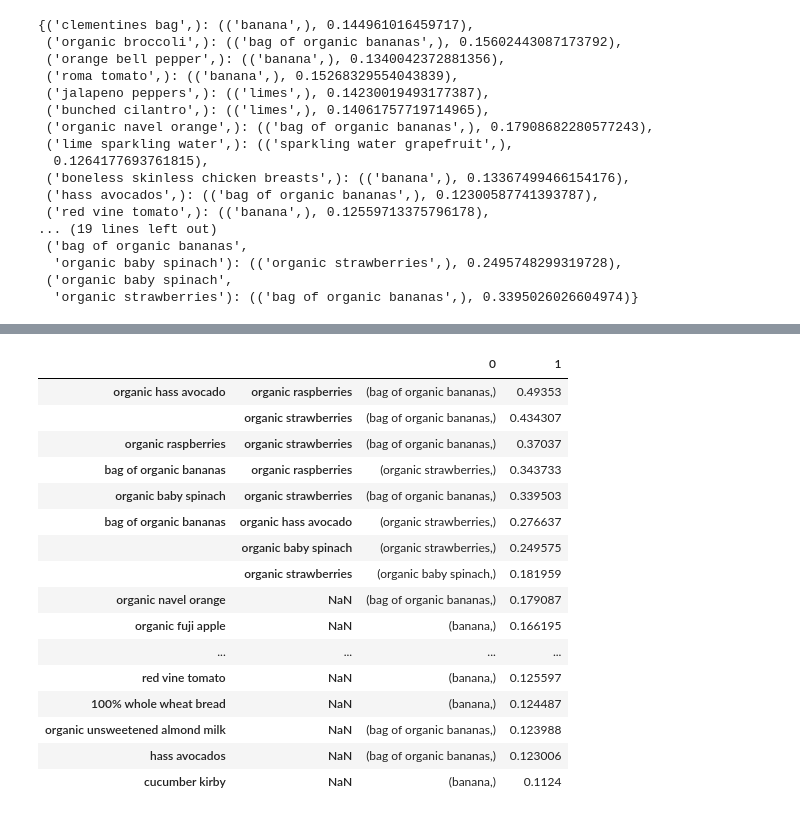
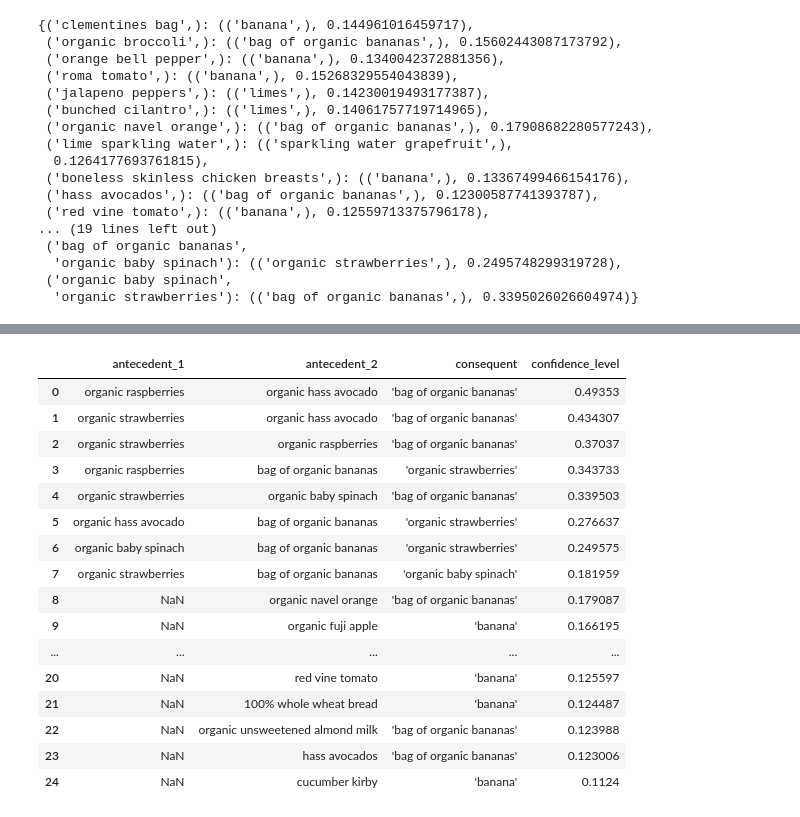
Before and after one commit to aakiyanova/Market-basket-analysis-FP-growth, a Jupyter notebook: notebooks/notebook_7_fp_tree_model.ipynb, the cells around one changed output, grey strips where cells are left out. Drawn from its saved outputs; the diff is of its cells as text; code cells hidden in the pictures.

```diff
--- a/notebooks/notebook_7_fp_tree_model.ipynb
+++ b/notebooks/notebook_7_fp_tree_model.ipynb
@@ -289,20 +304,33 @@ df_rules.head()
 # %%
-df_rules.sort_values(ascending = False, by = 1)
+# sort a dataframe in descending orders
+df_rules_sorted = df_rules.sort_values(ascending = False, by = 1)
-# %% [output]
-|  |  | 0 | 1 |
-| organic hass avocado | organic raspberries | (bag of organic bananas,) | 0.49353 |
-|  | organic strawberries | (bag of organic bananas,) | 0.434307 |
-| organic raspberries | organic strawberries | (bag of organic bananas,) | 0.37037 |
-| bag of organic bananas | organic raspberries | (organic strawberries,) | 0.343733 |
-| organic baby spinach | organic strawberries | (bag of organic bananas,) | 0.339503 |
-| bag of organic bananas | organic hass avocado | (organic strawberries,) | 0.276637 |
-|  | organic baby spinach | (organic strawberries,) | 0.249575 |
-|  | organic strawberries | (organic baby spinach,) | 0.181959 |
-| organic navel orange | NaN | (bag of organic bananas,) | 0.179087 |
-| organic fuji apple | NaN | (banana,) | 0.166195 |
-| ... | ... | ... | ... |
-| red vine tomato | NaN | (banana,) | 0.125597 |
-| 100% whole wheat bread | NaN | (banana,) | 0.124487 |
-| organic unsweetened almond milk | NaN | (bag of organic bananas,) | 0.123988 |
-| hass avocados | NaN | (bag of organic bananas,) | 0.123006 |
-| cucumber kirby | NaN | (banana,) | 0.1124 |
+# %%
+# reset index to display pair products
+df_rules_sorted.reset_index(level = 0, inplace = True)
+df_rules_sorted.reset_index(level = 0, inplace = True)
+# %%
+# rename columns to antecedent, consequent, and calculated confidence level
+df_rules_sorted.rename(columns = {'index': 'antecedent_1', 'level_0':'antecedent_2', 0:'consequent', 1: 'confidence_level'}, inplace = True)
+
+# take out brackets and commas in the consequent column
+df_rules_sorted['consequent'] = df_rules_sorted['consequent'].astype(str).str.replace(r'\(|\)|,', '')
+# %%
+df_rules_sorted
+# %% [output]
+|  | antecedent_1 | antecedent_2 | consequent | confidence_level |
+| 0 | organic raspberries | organic hass avocado | 'bag of organic bananas' | 0.49353 |
+| 1 | organic strawberries | organic hass avocado | 'bag of organic bananas' | 0.434307 |
+| 2 | organic strawberries | organic raspberries | 'bag of organic bananas' | 0.37037 |
+| 3 | organic raspberries | bag of organic bananas | 'organic strawberries' | 0.343733 |
+| 4 | organic strawberries | organic baby spinach | 'bag of organic bananas' | 0.339503 |
+| 5 | organic hass avocado | bag of organic bananas | 'organic strawberries' | 0.276637 |
+| 6 | organic baby spinach | bag of organic bananas | 'organic strawberries' | 0.249575 |
+| 7 | organic strawberries | bag of organic bananas | 'organic baby spinach' | 0.181959 |
+| 8 | NaN | organic navel orange | 'bag of organic bananas' | 0.179087 |
+| 9 | NaN | organic fuji apple | 'banana' | 0.166195 |
+| ... | ... | ... | ... | ... |
+| 20 | NaN | red vine tomato | 'banana' | 0.125597 |
+| 21 | NaN | 100% whole wheat bread | 'banana' | 0.124487 |
+| 22 | NaN | organic unsweetened almond milk | 'bag of organic bananas' | 0.123988 |
+| 23 | NaN | hass avocados | 'bag of organic bananas' | 0.123006 |
+| 24 | NaN | cucumber kirby | 'banana' | 0.1124 |
```
Also changed, not shown: parts of 21 cells of this notebook, 8 other files.
